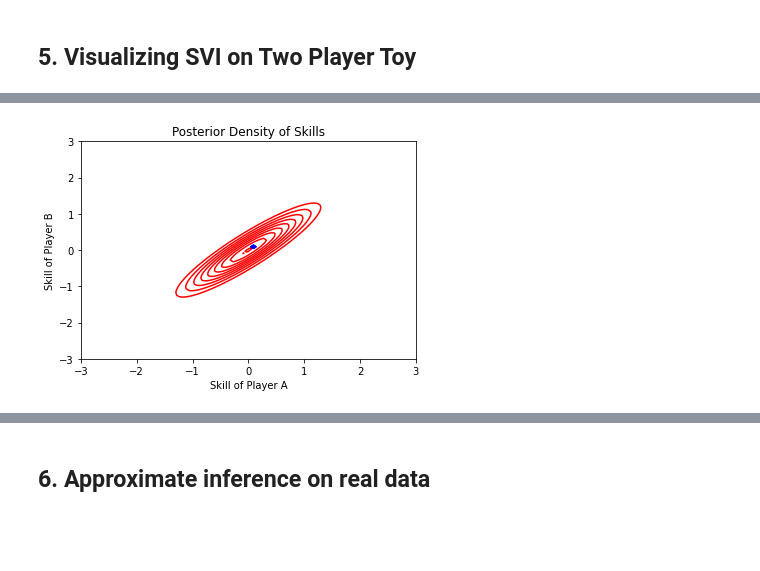
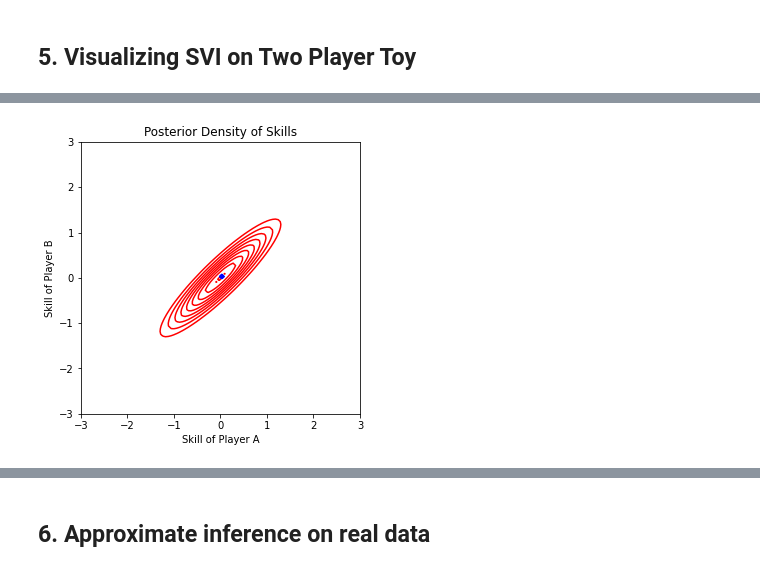
Before and after one commit to mrsalehi/csc2506-prob-learn-reason, a Jupyter notebook: Assignment-2/A2.ipynb, the cells around one changed output, grey strips where cells are left out. Drawn from its saved outputs; the diff is of its cells as text; code cells hidden in the pictures; blank space fills up the shorter version.

```diff
--- a/Assignment-2/A2.ipynb
+++ b/Assignment-2/A2.ipynb
@@ -199,6 +201,7 @@ def learn_and_vis_toy_variational_approx(init_params, toy_evidence, num_iters=20
                                          print_every=10):
 
     params_list = []  # a list to save parameters which will be used to create an animation
+    losses = []
     grad_fn = grad(neg_elbo, argnums=0)
     params_cur = init_params
 
@@ -213,6 +216,8 @@ def learn_and_vis_toy_variational_approx(init_params, toy_evidence, num_iters=20
     for i in range(num_iters):
         grad_params = grad_fn(params_cur, toy_evidence, num_q_samples)
         neg_elbo_cur = neg_elbo(params_cur, toy_evidence, num_q_samples)
+        losses.append(neg_elbo_cur)
+
         params_list.append(params_cur.copy())
 
         if i % print_every == 0:
@@ -224,6 +229,6 @@ def learn_and_vis_toy_variational_approx(init_params, toy_evidence, num_iters=20
     skill_countour(f_true_posterior, colour='red');
     skill_countour(f_var, colour='blue');
 
-    return params_list
+    return params_list, losses
 # %% [markdown]
 ## 5. Visualizing SVI on Two Player Toy
@@ -337,10 +358,13 @@ init_params = {'mu': jnp.array([-2.,3.]), 'ls': jnp.array([20., 11.])}
 
 toy_evidence = two_player_toy_games(10, 10)
 
+fig = plt.figure(figsize=(5, 5));
+
+params_list_3, losses = learn_and_vis_toy_variational_approx(init_params, toy_evidence, num_iters=200, lr=1e-2, num_q_samples=100,
+                                    print_every=20)
+
+print('Final loss', losses[-1])
 plt.title('Posterior Density of Skills')
 plt.xlabel('Skill of Player A')
-plt.ylabel('Skill of Player B')
-
-learn_and_vis_toy_variational_approx(init_params, toy_evidence, num_iters=200, lr=1e-2, num_q_samples=100,
-                                    print_every=20)
+plt.ylabel('Skill of Player B');
 # %% [output]
@@ -357 +382 @@ Iteration 180, Loss: 13.013548851013184
-[figure, old version]
+[figure, new version]
```
Also changed, not shown: parts of 12 cells of this notebook, 3 other files.
